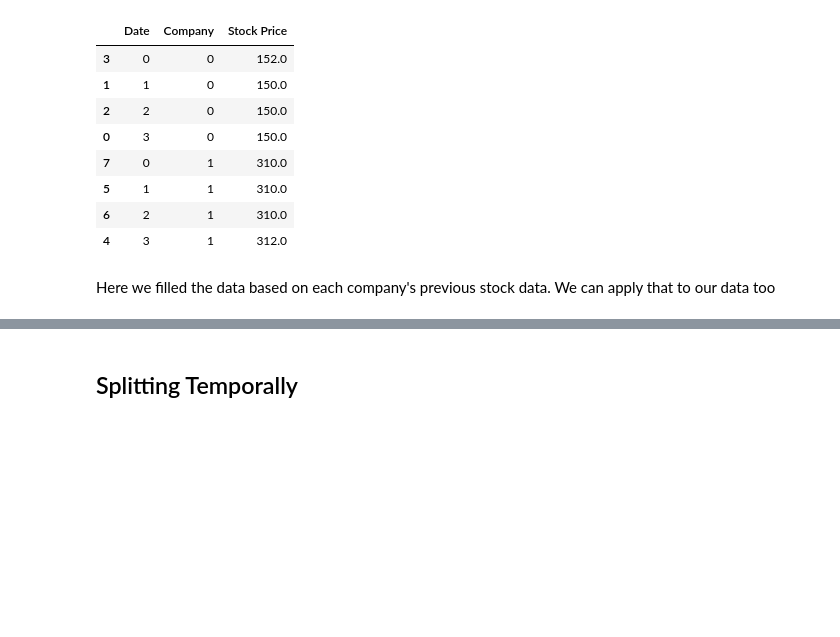
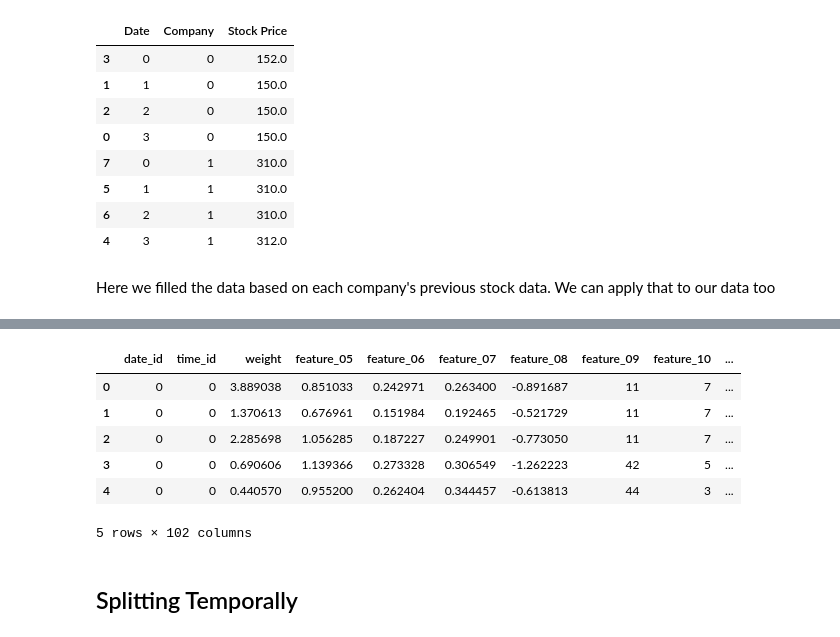
Before and after one commit to nkenny160/ecen-520-final-project, a Jupyter notebook: Jane Street Starter.ipynb, the cells around one changed output, grey strips where cells are left out. Cells and saved outputs as stored; diff of their text form; code cells hidden in the pictures; blank space fills up the shorter version.

```diff
--- a/Jane Street Starter.ipynb
+++ b/Jane Street Starter.ipynb
@@ -331,3 +347,15 @@ df.head()
+# %%
+df = pd.concat([df, encoded], axis = 1)
+df = df.drop(['symbol_id'], axis = 1)
+df.head()
+# %% [output]
+|  | date_id | time_id | weight | feature_05 | feature_06 | feature_07 | feature_08 | feature_09 | feature_10 | ... |
+| 0 | 0 | 0 | 3.889038 | 0.851033 | 0.242971 | 0.263400 | -0.891687 | 11 | 7 | ... |
+| 1 | 0 | 0 | 1.370613 | 0.676961 | 0.151984 | 0.192465 | -0.521729 | 11 | 7 | ... |
+| 2 | 0 | 0 | 2.285698 | 1.056285 | 0.187227 | 0.249901 | -0.773050 | 11 | 7 | ... |
+| 3 | 0 | 0 | 0.690606 | 1.139366 | 0.273328 | 0.306549 | -1.262223 | 42 | 5 | ... |
+| 4 | 0 | 0 | 0.440570 | 0.955200 | 0.262404 | 0.344457 | -0.613813 | 44 | 3 | ... |
+5 rows × 102 columns
 # %% [markdown]
 ## Splitting Temporally
 # %%
```
Also changed, not shown: parts of 23 cells of this notebook.
